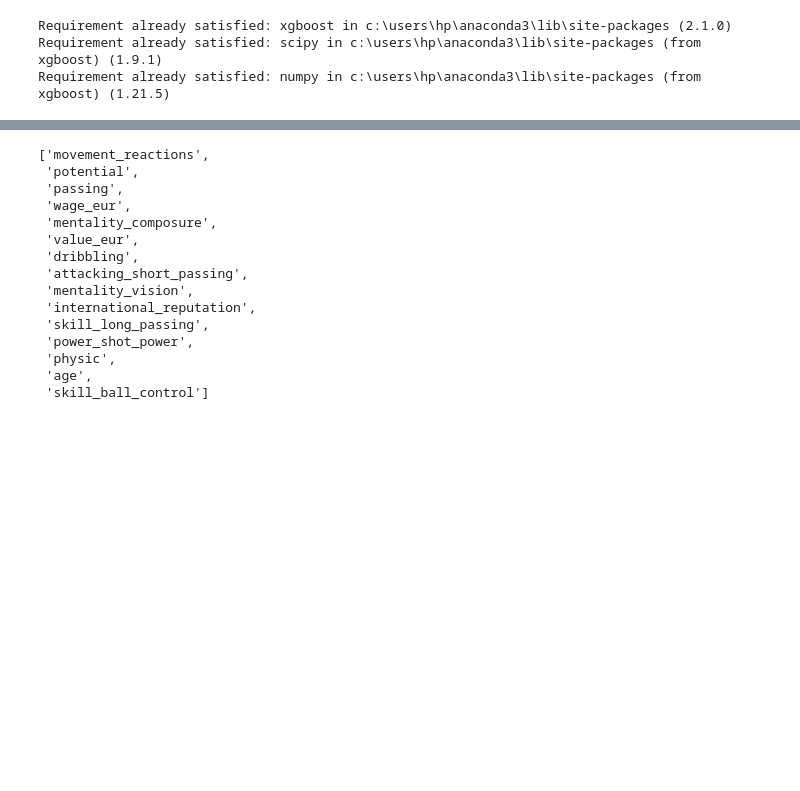
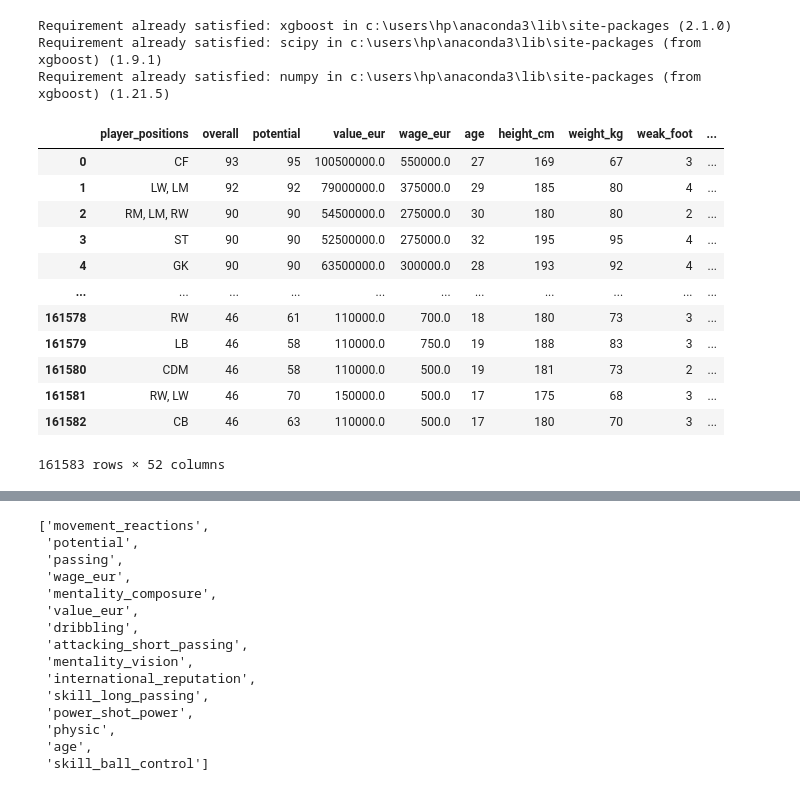
Before and after one commit to Majorine3333/MAJORINE_KYEI._SportsPrediction, a Jupyter notebook: HOMEWORK_2 (1).ipynb, the cells around one changed output, grey strips where cells are left out. Cells and saved outputs as stored; diff of their text form; code cells hidden in the pictures; blank space fills up the shorter version.

```diff
--- a/HOMEWORK_2 (1).ipynb
+++ b/HOMEWORK_2 (1).ipynb
@@ -31,25 +31,40 @@ data = pd.read_csv(file)
 # %%
 # Step 2: Drop specified columns
 columns_to_drop = [
     'player_id', 'dob', 'player_tags', 'club_contract_valid_until_year', 'player_url', 'club_jersey_number', 'club_name', 'fifa_update',
     'long_name', 'short_name', 'league_id', 'player_face_url', 'nationality_id', 'preferred_foot', 'club_contract_valid_until_year',
     'fifa_update_date', 'club_position', 'league_name', 'club_team_id', 'nation_team_id', 'player_traits', 'club_joined_date', 'league_level',
     'lam', 'cam', 'ram', 'lm', 'lcm', 'cm', 'rcm', 'rm', 'ldm', 'cdm', 'rdm', 'lb', 'cb', 'nationality_name', 'real_face',
     'rs', 'lw', 'lf', 'cf', 'rf', 'rw', 'lwb', 'rwb', 'lcb', 'rcb', 'rb', 'gk', 'player_face_url', 'ls', 'st', 'body_type', 'fifa_version'
 ]
 columns_to_drop22 = [
     'sofifa_id', 'dob', 'player_tags', 'club_contract_valid_until', 'player_url', 'club_jersey_number', 'club_name','club_loaned_from','nation_position',
     'long_name', 'short_name', 'player_face_url', 'nationality_id', 'preferred_foot','club_position', 'league_name', 'club_team_id', 'nation_team_id', 'player_traits', 'club_joined', 'league_level',
     'lam', 'cam', 'ram', 'lm', 'lcm', 'cm', 'rcm', 'rm', 'ldm', 'cdm', 'rdm', 'lb', 'cb', 'nationality_name', 'real_face','nation_logo_url','nation_flag_url',
     'rs', 'lw', 'lf', 'cf', 'rf', 'rw', 'lwb', 'rwb', 'lcb', 'rcb', 'rb', 'gk', 'player_face_url', 'ls', 'st', 'body_type','club_logo_url','club_flag_url'
 ]
 data = data.drop(columns=columns_to_drop, axis=1)
 data22=data22.drop(columns=columns_to_drop22, axis=1)
 
 # Step 3: Drop columns with 30% or more null values
 biased_threshold = 0.30 * len(data)
 data = data.loc[:, data.isna().sum() < biased_threshold]
 data22=data22.loc[:, data22.isna().sum() < biased_threshold]
+data
+# %% [output]
+|  | player_positions | overall | potential | value_eur | wage_eur | age | height_cm | weight_kg | weak_foot | ... |
+| 0 | CF | 93 | 95 | 100500000.0 | 550000.0 | 27 | 169 | 67 | 3 | ... |
+| 1 | LW, LM | 92 | 92 | 79000000.0 | 375000.0 | 29 | 185 | 80 | 4 | ... |
+| 2 | RM, LM, RW | 90 | 90 | 54500000.0 | 275000.0 | 30 | 180 | 80 | 2 | ... |
+| 3 | ST | 90 | 90 | 52500000.0 | 275000.0 | 32 | 195 | 95 | 4 | ... |
+| 4 | GK | 90 | 90 | 63500000.0 | 300000.0 | 28 | 193 | 92 | 4 | ... |
+| ... | ... | ... | ... | ... | ... | ... | ... | ... | ... | ... |
+| 161578 | RW | 46 | 61 | 110000.0 | 700.0 | 18 | 180 | 73 | 3 | ... |
+| 161579 | LB | 46 | 58 | 110000.0 | 750.0 | 19 | 188 | 83 | 3 | ... |
+| 161580 | CDM | 46 | 58 | 110000.0 | 500.0 | 19 | 181 | 73 | 2 | ... |
+| 161581 | RW, LW | 46 | 70 | 150000.0 | 500.0 | 17 | 175 | 68 | 3 | ... |
+| 161582 | CB | 46 | 63 | 110000.0 | 500.0 | 17 | 180 | 70 | 3 | ... |
+161583 rows × 52 columns
 # %%
 # Function to check for mixed data types in a column
 def check_mixed_types(column):
```
Also changed, not shown: parts of 6 cells of this notebook, 1 other file.
